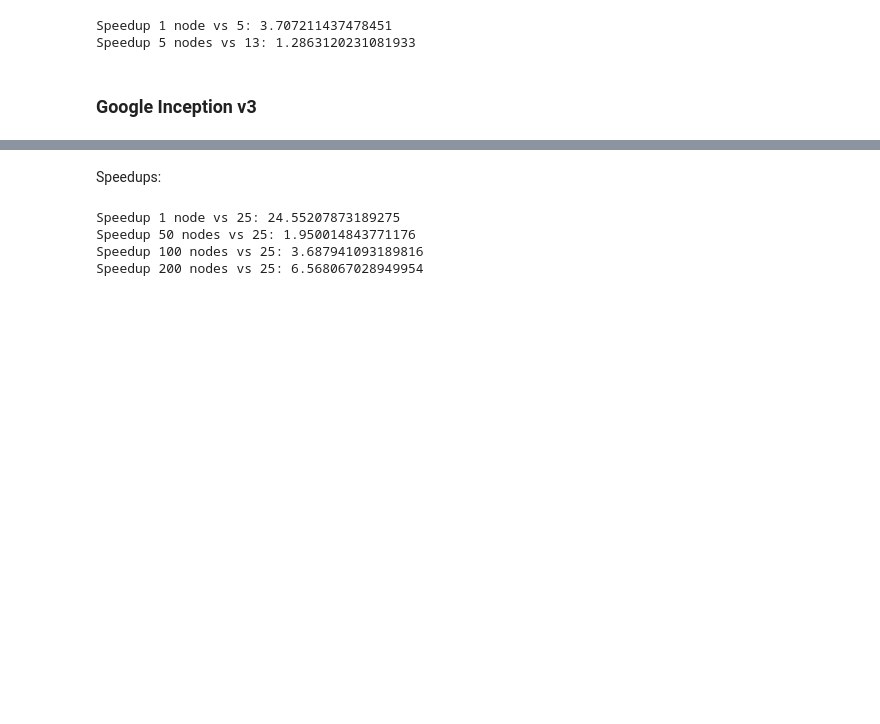
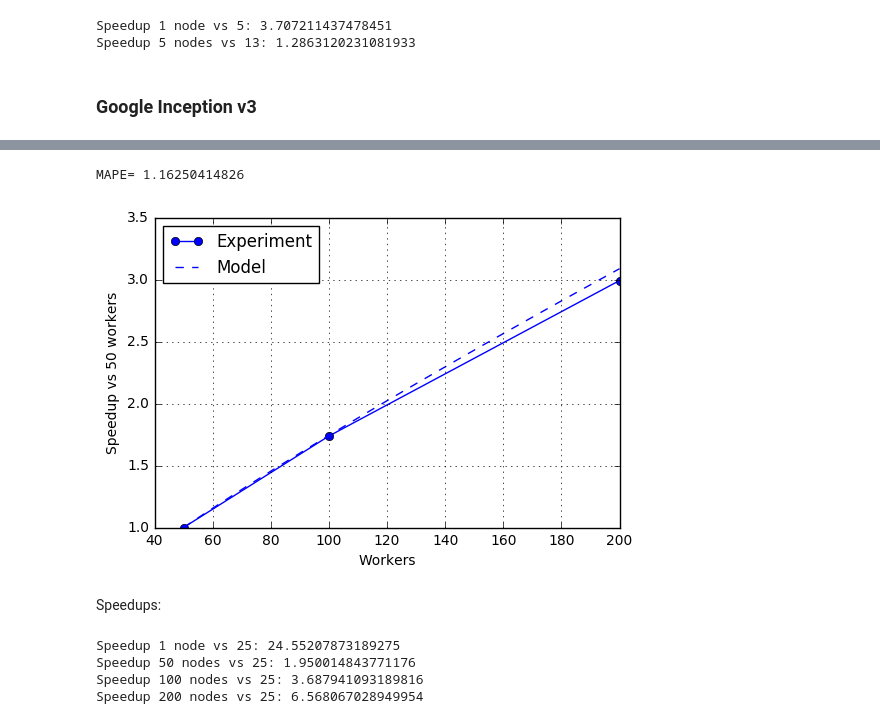
Before and after one commit to avulanov/scalability, a Jupyter notebook: deep-learning.ipynb, the cells around one changed output, grey strips where cells are left out. Drawn from its saved outputs; the diff is of its cells as text; code cells hidden in the pictures; blank space fills up the shorter version.

```diff
--- a/deep-learning.ipynb
+++ b/deep-learning.ipynb
@@ -290,3 +241,44 @@ plt.legend(handles=[leg1, leg2], loc=2)
+# %%
+%matplotlib inline
+import matplotlib.pyplot as plt
+import numpy as np
+#def s_inception(n, w, flops, p, b):
+#    return (tcp(1, flops, p) + 32 * w / b)  / (tcp(n, flops, p) + 32 * w / b * math.log(n, 2))
+#def t_inception(n, w, f, b, p):
+#    return f / p + 2 * (32 * w / b) * math.log (n, 2)
+def s_inception(n, w, f, b, p):
+    return (f / p + 2 * (32 * w / b) * np.log2(50)) / (f / p + 2 * (32 * w / b) * np.log2(n)) * (n / 50)
+#Google Inception v3
+weights = 25E6
+batch = 128
+flops = 2 * 5E9 * 3 * batch
+# 1 Gigabit Ehternet
+b = 1E9
+p = 0.5 * 4.29E12
+n = np.arange(50, 201)
+ax = plt.gca()
+ax.grid(True)
+# speedup plot
+ax = plt.gca()
+ax.grid(True)
+#sData = np.vectorize(s)(50, n, weights, flops, b, p)
+paperData = [1, 2, 3]
+#leg1, = plt.plot([25, 50, 100, 200], [1, 1.89, 3.56, 8.06], color="blue", label='Experiment asynch')
+expData = [[50, 100, 200], [1, 2.58 / 2.97 * 100 / 50, 2.58 / 3.45 * 200 / 50]]
+
+leg1, = plt.plot(expData[0], expData[1], color="blue", label='Experiment', marker='o')
+leg2, = plt.plot(n, s_inception(n, weights, flops, b, p), color="blue", ls="dashed", label='Model')
+plt.ylabel("Speedup vs 50 workers")
+plt.xlabel("Workers")
+#ax2 = ax.twinx()
+#leg99, = ax2.plot(n, n * batch, label="Total batch size", ls="dashdot", color="green")
+#ax2.set_ylabel('Total batch size', color="green")
+#plt.title("Iteration speedup for Google Inception v3")
+plt.legend(handles=[leg1, leg2], loc=2)
+print("MAPE=", mape(expData[0], expData[1], n.tolist(), s_inception(n, weights, flops, b, p)))
+# %% [output]
+MAPE= 1.16250414826
+[figure, added]
 # %% [markdown]
 Speedups:
 # %%
```
Also changed, not shown: parts of 4 cells of this notebook, 14 other files.
